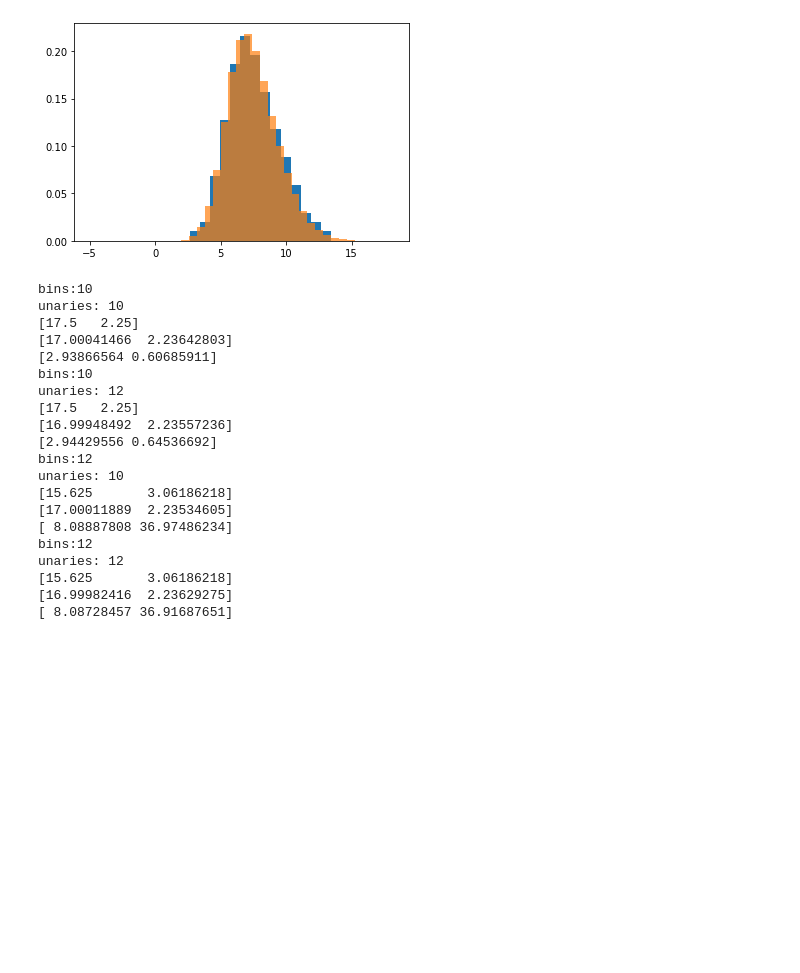
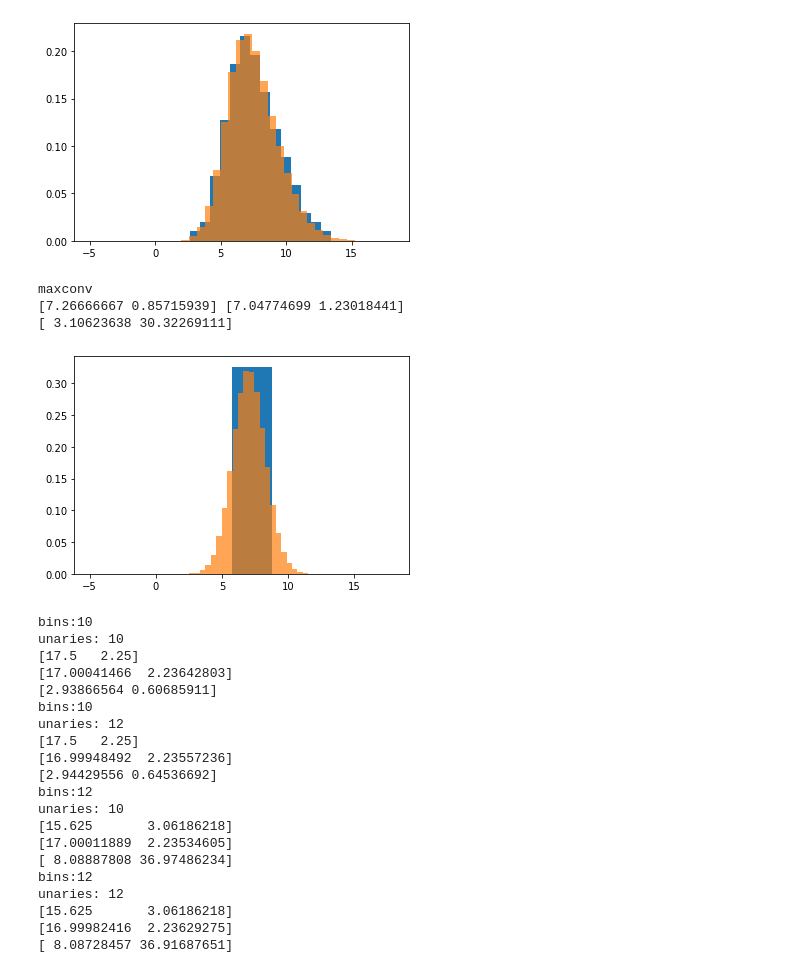
Before and after one commit to bosakad/SSTA-via-GP, a Jupyter notebook: src/gateSizing/unaryTesting.ipynb, the cells around one changed output. Drawn from its saved outputs; the diff is of its cells as text; code cells hidden in the pictures; blank space fills up the shorter version.

```diff
--- a/src/gateSizing/unaryTesting.ipynb
+++ b/src/gateSizing/unaryTesting.ipynb
@@ -301,3 +402,35 @@ print(MAPE)
+# %%
+numberOfNodes = 1
+
+numberOfBins = 30
+numberOfUnaries = 30
+
+interval = (-5, 18)
+
+
+actual, desired = LadderNumpyMaxConv(numberOfBins, numberOfUnaries, numberOfNodes, interval=interval)
+
+# actual = np.zeros((numberOfNodes, 2))
+# desired = np.zeros((numberOfNodes, 2))
+
+# for i in range(0, numberOfNodes):
+#     actual[i, 0] = actualNonForm[i].mean
+#     actual[i, 1] = actualNonForm[i].std
+
+#     desired[i, 0] = desiredNonForm[i, 0]
+#     desired[i, 1] = desiredNonForm[i, 1]
+
+
+
+MAPE = 100 * np.abs((actual - desired) / desired)
+
+print(actual, desired)
+print(MAPE)
+# %% [output]
+maxconv
+[7.26666667 0.85715939] [7.04774699 1.23018441]
+[ 3.10623638 30.32269111]
+[figure, added]
 # %%
         # HEAT MAPS
 # %%
```
Also changed, not shown: parts of 1 cell of this notebook, 14 other files.
